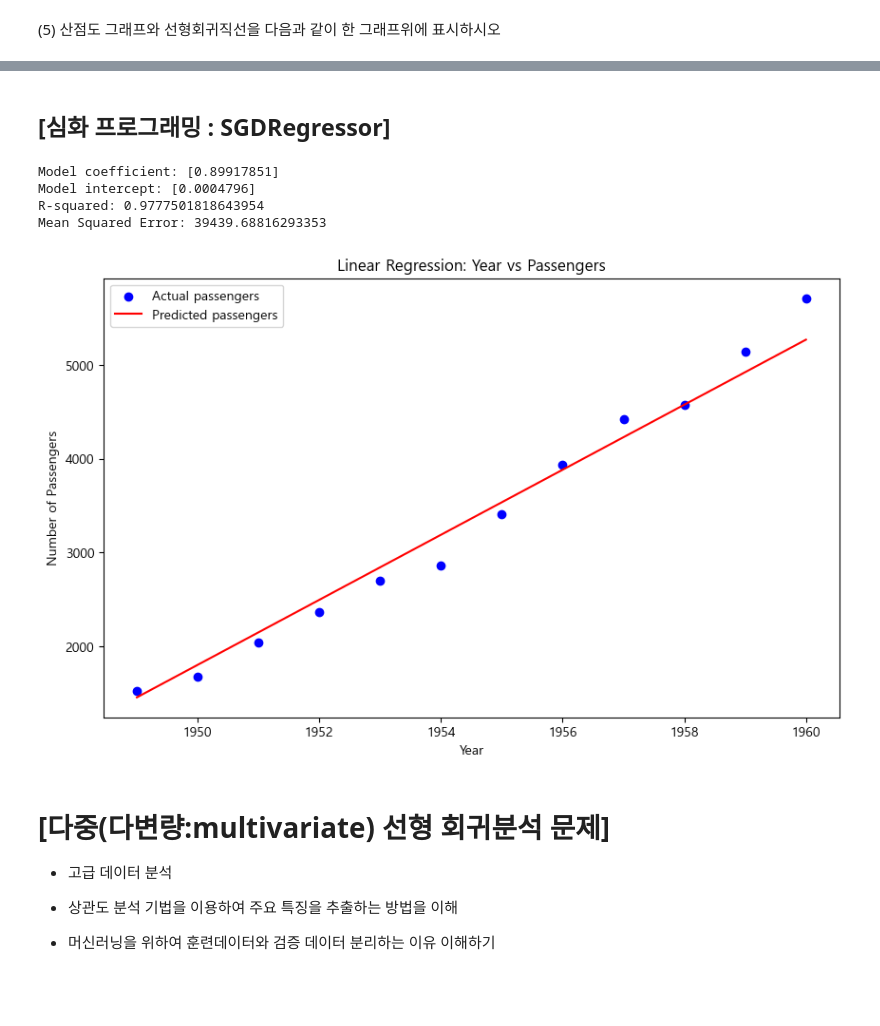
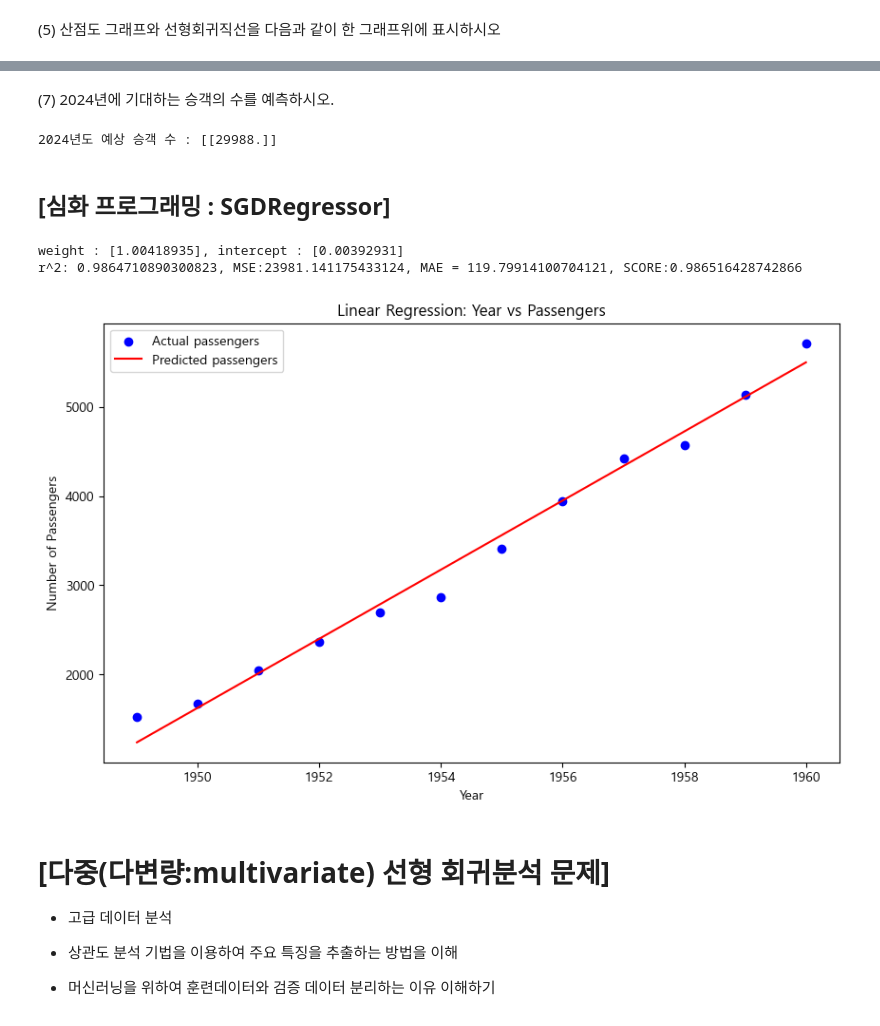
Before and after one commit to ThubanA1pha/python_basic_2, a Jupyter notebook: ch12_update_class_1_수요일.ipynb, the cells around one changed output, grey strips where cells are left out. Drawn from its saved outputs; the diff is of its cells as text; code cells hidden in the pictures; blank space fills up the shorter version.

```diff
--- a/ch12_update_class_1_수요일.ipynb
+++ b/ch12_update_class_1_수요일.ipynb
@@ -294,3 +347,13 @@ w = [383.09],               b = -745380.76, score =0.99
+# %% [markdown]
+(7) 2024년에 기대하는 승객의 수를 예측하시오.
+# %%
+# 1. 입력값 : 2024
+new_X = [[2024]]
+# 2. 예측기를 사용하여 예측하기
+y = model.coef_ * new_X + model.intercept_
+print(f'2024년도 예상 승객 수 : {y.round(0)}')
+# %% [output]
+2024년도 예상 승객 수 : [[29988.]]
 # %% [markdown]
 ## [심화 프로그래밍 : SGDRegressor]
 # %%
@@ -299,50 +362,59 @@ import pandas as pd
 import seaborn as sns
 import matplotlib.pyplot as plt
 from sklearn.linear_model import SGDRegressor, LinearRegression
-from sklearn.metrics import mean_squared_error, r2_score
-from sklearn.preprocessing import StandardScaler
+from sklearn.metrics import mean_squared_error, r2_score, mean_absolute_error
+from sklearn.preprocessing import StandardScaler # 데이터 스케일링
 
 # 1. 데이터 로드
 flights = sns.load_dataset('flights')
 
 # 2. 데이터 전처리
 # 1) 연도병별 승객 수를 추출
 result = flights.groupby(['year'])['passengers'].sum()
 
 # 2) X, y 정의
-
+X = result.index.to_numpy().reshape(-1, 1)
+y = result.values.reshape(-1, 1)
 
 # 3) 데이터 스케일링 :  표준화
-
-
+scaler = StandardScaler()
+X_scaled = scaler.fit_transform(X)
+y_scaled = scaler.fit_transform(y).ravel() # 다차원 배열을 1차원 배열로 변환
 
 # 3. 선형 회귀 모델 선택
+model = SGDRegressor(max_iter = 10000, learning_rate = 'constant', eta0 = 0.1)
 
-
-# 4. 모델 학습
-
+# 4. 모델(supervised Learning)학습
+model.fit(X_scaled, y_scaled )
 
 # 5. 회귀 선의  모델 계수와 절편 출력
+print(f'weight : {model.coef_}, intercept : {model.intercept_}')
 
+# 6. 예측
+y_pred_scaled = model.predict(X_scaled)
+y_pred = scaler.inverse_transform(y_pred_scaled.reshape(-1, 1)).ravel()
 
 # 6. 모델 성능 평가
+r2 = r2_score(y, y_pred)
+mse = mean_squared_error(y, y_pred)
+mae = mean_absolute_error(y, y_pred)
+score = model.score(y, y_pred)
 
+print(f'r^2: {r2}, MSE:{mse}, MAE = {mae}, SCORE:{score}')
 
 # 7. 결과 시각화
 plt.figure(figsize=(10, 6))
 plt.scatter(X, y, color='blue', label='Actual passengers')
 plt.plot(X, y_pred, color='red', label='Predicted passengers')
 plt.xlabel('Year')
 plt.ylabel('Number of Passengers')
 plt.title('Linear Regression: Year vs Passengers')
 plt.legend()
 plt.show()
 # %% [output]
-Model coefficient: [0.89917851]
-Model intercept: [0.0004796]
-R-squared: 0.9777501818643954
-Mean Squared Error: 39439.68816293353
+weight : [1.00418935], intercept : [0.00392931]
+r^2: 0.9864710890300823, MSE:23981.141175433124, MAE = 119.79914100704121, SCORE:0.986516428742866
-[figure, old version]
+[figure, new version]
 # %% [markdown]
 # [다중(다변량:multivariate) 선형 회귀분석 문제]
 * 고급 데이터 분석
```
Also changed, not shown: parts of 22 cells of this notebook.
